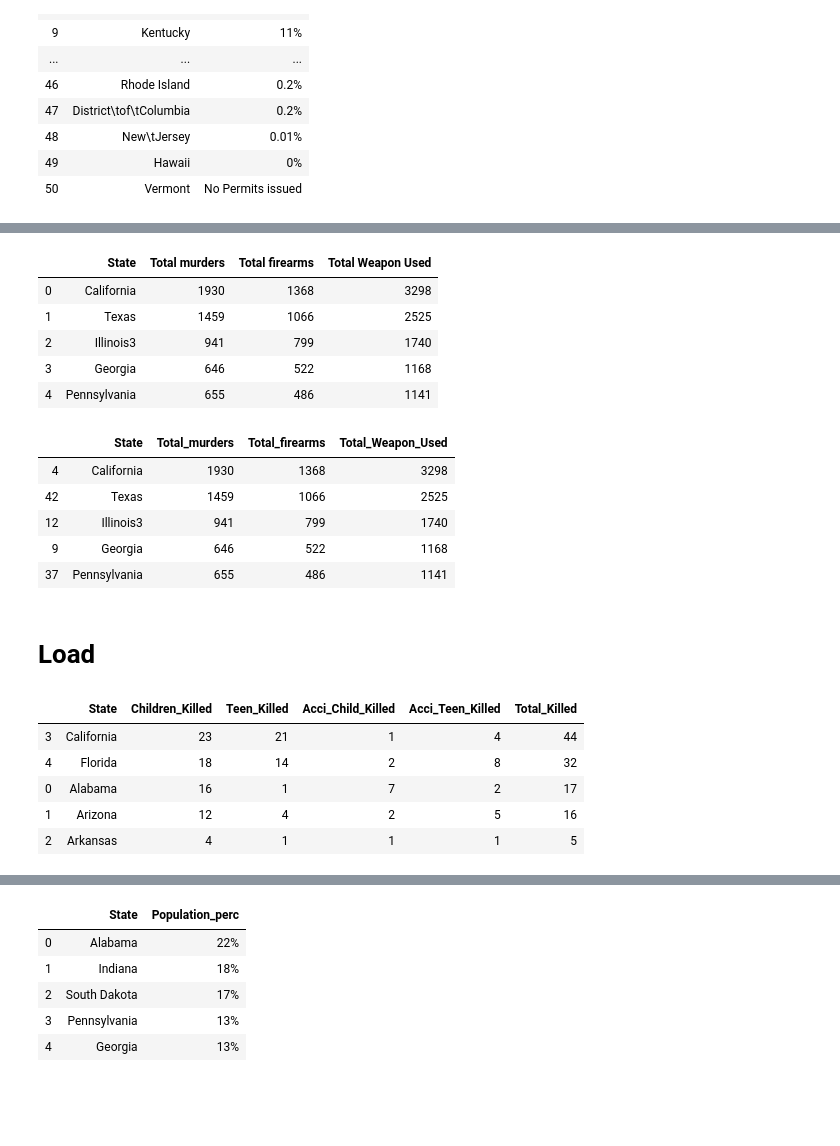
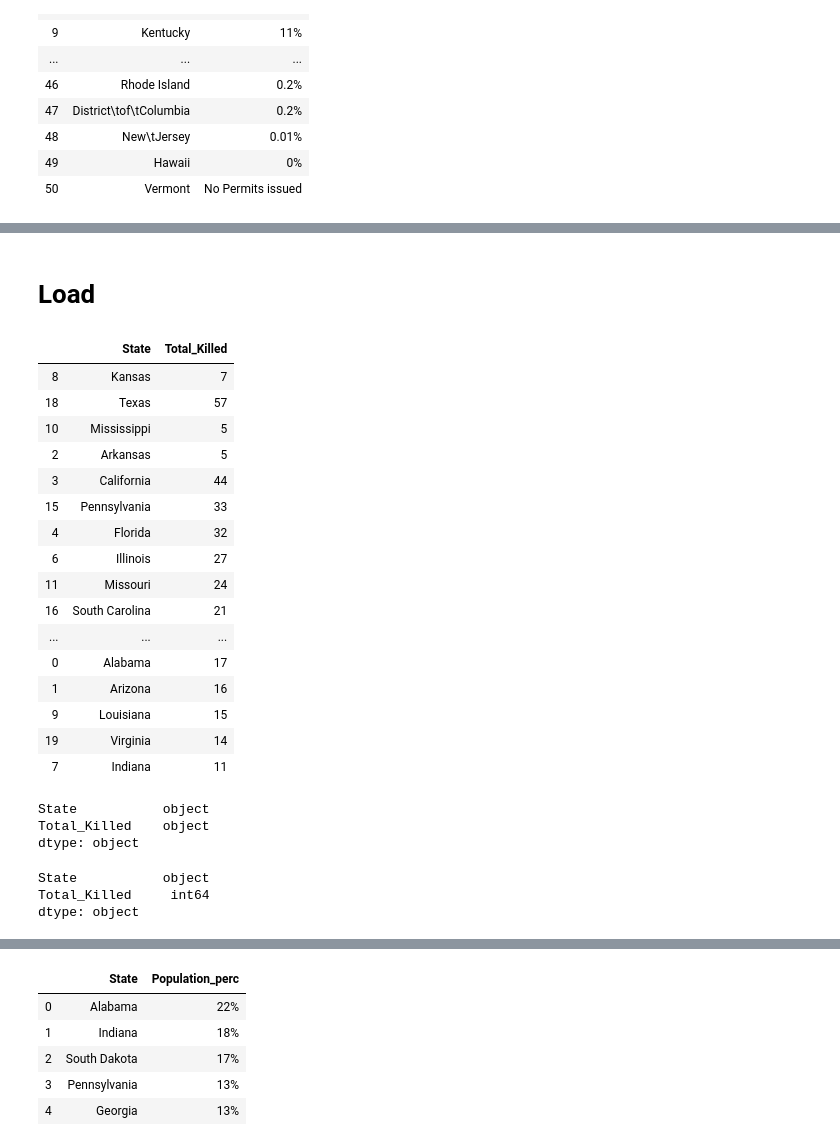
Before and after one commit to jhye1023/ETL-project, a Jupyter notebook: gun_violence.ipynb, the cells around one changed output, grey strips where cells are left out. Saved outputs shown, nothing was run; the diff lists cells and outputs as text; code cells hidden in the pictures; blank space fills up the shorter version.

```diff
--- a/gun_violence.ipynb
+++ b/gun_violence.ipynb
@@ -474,19 +418,0 @@ weapon_used.reset_index().head()
-# %%
-weapon_used.reset_index(drop=True).head()
-# %% [output]
-|  | State | Total murders | Total firearms | Total Weapon Used |
-| 0 | California | 1930 | 1368 | 3298 |
-| 1 | Texas | 1459 | 1066 | 2525 |
-| 2 | Illinois3 | 941 | 799 | 1740 |
-| 3 | Georgia | 646 | 522 | 1168 |
-| 4 | Pennsylvania | 655 | 486 | 1141 |
-# %%
-weapon_used.rename(columns = {'Total murders':'Total_murders', 'Total firearms':'Total_firearms', 'Total Weapon Used':'Total_Weapon_Used'}, inplace = True)
-weapon_used.head()
-# %% [output]
-|  | State | Total_murders | Total_firearms | Total_Weapon_Used |
-| 4 | California | 1930 | 1368 | 3298 |
-| 42 | Texas | 1459 | 1066 | 2525 |
-| 12 | Illinois3 | 941 | 799 | 1740 |
-| 9 | Georgia | 646 | 522 | 1168 |
-| 37 | Pennsylvania | 655 | 486 | 1141 |
@@ -495,16 +419,34 @@ weapon_used.to_csv('weapon_used.csv', index=False)
 # %% [markdown]
 # Load
 # %%
-engine = create_engine('postgresql://postgres:PASS@localhost:5432/gun_violence')
+engine = create_engine('postgresql://postgres:PASS@localhost:5432/ETL')
 conn = engine.connect()
 #removed my password
 # %%
 gun_violence = pd.read_sql("SELECT * FROM gun_violance", conn)
-gun_violence.head().sort_values('Total_Killed', ascending=False)
+gun_violence.sort_values('Total_Killed', ascending=False, inplace = True)
+gun_violence
 # %% [output]
-|  | State | Children_Killed | Teen_Killed | Acci_Child_Killed | Acci_Teen_Killed | Total_Killed |
-| 3 | California | 23 | 21 | 1 | 4 | 44 |
-| 4 | Florida | 18 | 14 | 2 | 8 | 32 |
-| 0 | Alabama | 16 | 1 | 7 | 2 | 17 |
-| 1 | Arizona | 12 | 4 | 2 | 5 | 16 |
-| 2 | Arkansas | 4 | 1 | 1 | 1 | 5 |
+|  | State | Total_Killed |
+| 8 | Kansas | 7 |
+| 18 | Texas | 57 |
+| 10 | Mississippi | 5 |
+| 2 | Arkansas | 5 |
+| 3 | California | 44 |
+| 15 | Pennsylvania | 33 |
+| 4 | Florida | 32 |
+| 6 | Illinois | 27 |
+| 11 | Missouri | 24 |
+| 16 | South Carolina | 21 |
+| ... | ... | ... |
+| 0 | Alabama | 17 |
+| 1 | Arizona | 16 |
+| 9 | Louisiana | 15 |
+| 19 | Virginia | 14 |
+| 7 | Indiana | 11 |
+# %%
+print(gun_violence.dtypes)
+# %% [output]
+State           object
+Total_Killed    object
+dtype: object
@@ -510,0 +455,6 @@ gun_violence.head().sort_values('Total_Killed', ascending=False)
+# %%
+print(gun_violence.dtypes)
+# %% [output]
+State           object
+Total_Killed     int64
+dtype: object
```
Also changed, not shown: parts of 14 cells of this notebook, 8 other files.
